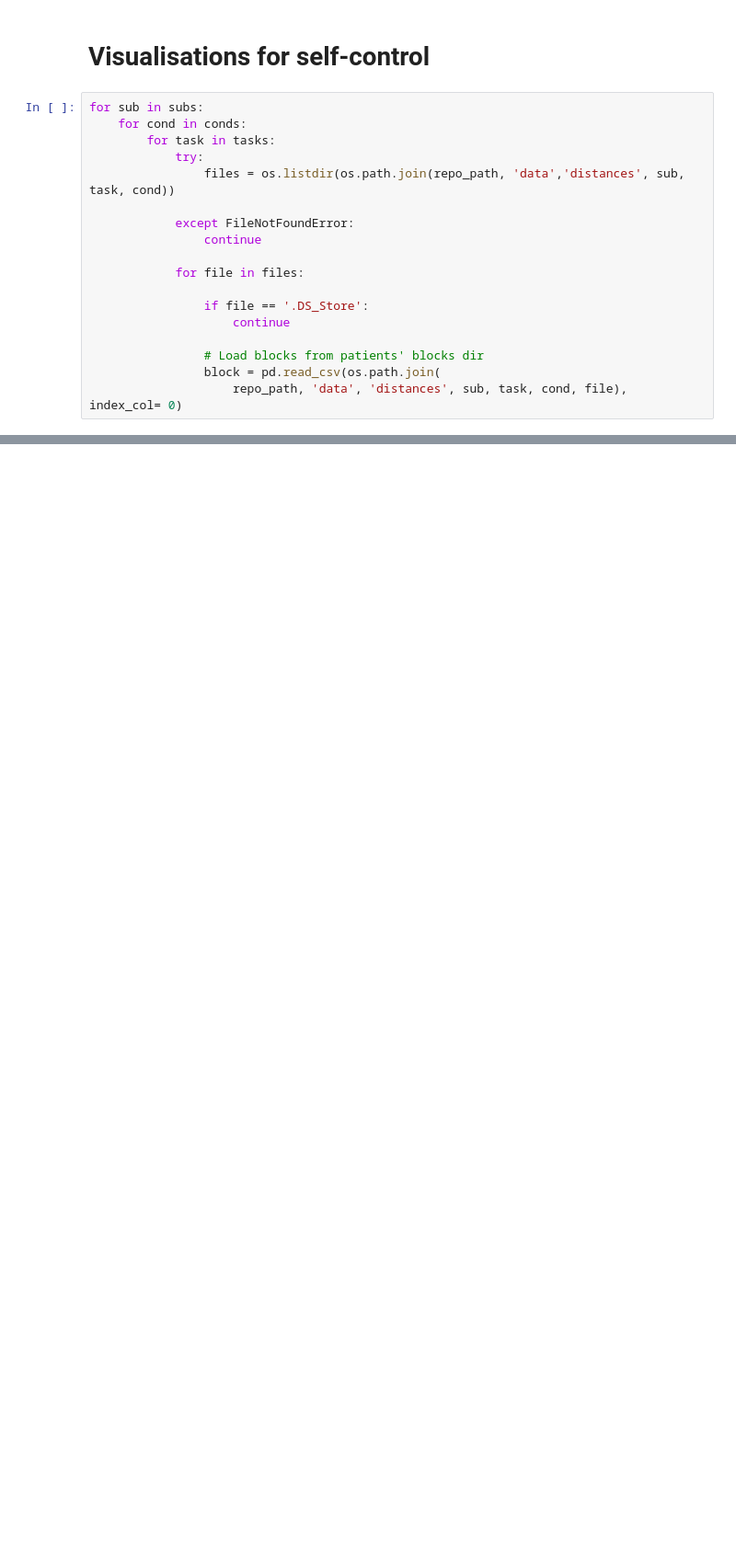
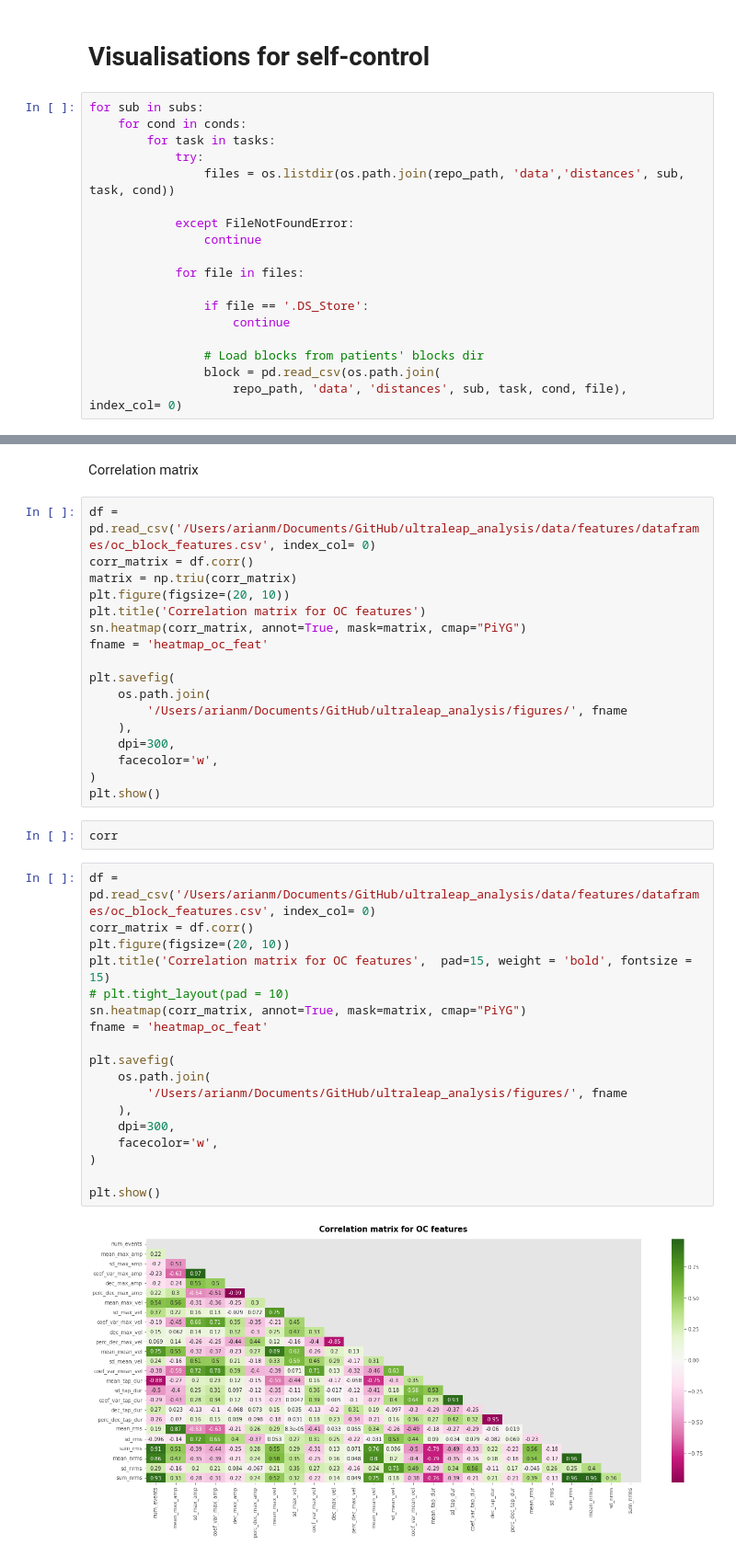
Before and after one commit to jgvhabets/ultraleap_analysis, a Jupyter notebook: code/notebooks/ul_preprocessing.ipynb, the cells around one changed output, grey strips where cells are left out. Shown: that part at 92% size. Cells and saved outputs as stored; diff of their text form; blank space fills up the shorter version.

```diff
--- a/code/notebooks/ul_preprocessing.ipynb
+++ b/code/notebooks/ul_preprocessing.ipynb
@@ -273,0 +184,41 @@ UnboundLocalError: local variable 'peaks_idx_min' referenced before assignment
+# %% [markdown]
+Correlation matrix
+# %%
+df = pd.read_csv('/Users/arianm/Documents/GitHub/ultraleap_analysis/data/features/dataframes/oc_block_features.csv', index_col= 0)
+corr_matrix = df.corr()
+matrix = np.triu(corr_matrix)
+plt.figure(figsize=(20, 10))
+plt.title('Correlation matrix for OC features')
+sn.heatmap(corr_matrix, annot=True, mask=matrix, cmap="PiYG")
+fname = 'heatmap_oc_feat'
+
+plt.savefig(
+    os.path.join(
+        '/Users/arianm/Documents/GitHub/ultraleap_analysis/figures/', fname
+    ),
+    dpi=300,
+    facecolor='w',
+)
+plt.show()
+# %%
+corr
+# %%
+df = pd.read_csv('/Users/arianm/Documents/GitHub/ultraleap_analysis/data/features/dataframes/oc_block_features.csv', index_col= 0)
+corr_matrix = df.corr()
+plt.figure(figsize=(20, 10))
+plt.title('Correlation matrix for OC features',  pad=15, weight = 'bold', fontsize = 15)
+# plt.tight_layout(pad = 10)
+sn.heatmap(corr_matrix, annot=True, mask=matrix, cmap="PiYG")
+fname = 'heatmap_oc_feat'
+
+plt.savefig(
+    os.path.join(
+        '/Users/arianm/Documents/GitHub/ultraleap_analysis/figures/', fname
+    ),
+    dpi=300,
+    facecolor='w',
+)
+
+plt.show()
+# %% [output]
+[figure, added]
```
Also changed, not shown: parts of 11 cells of this notebook.
